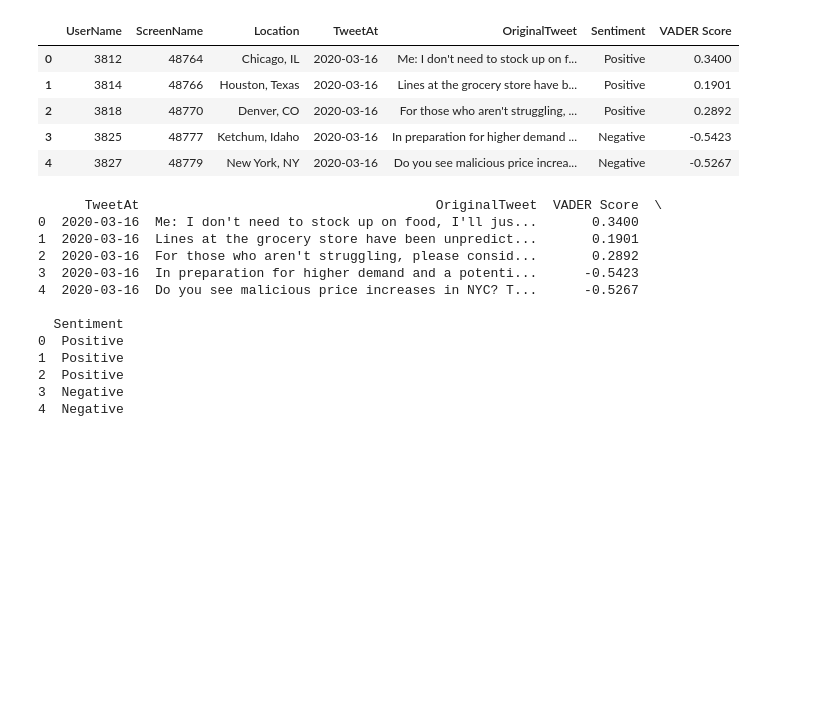
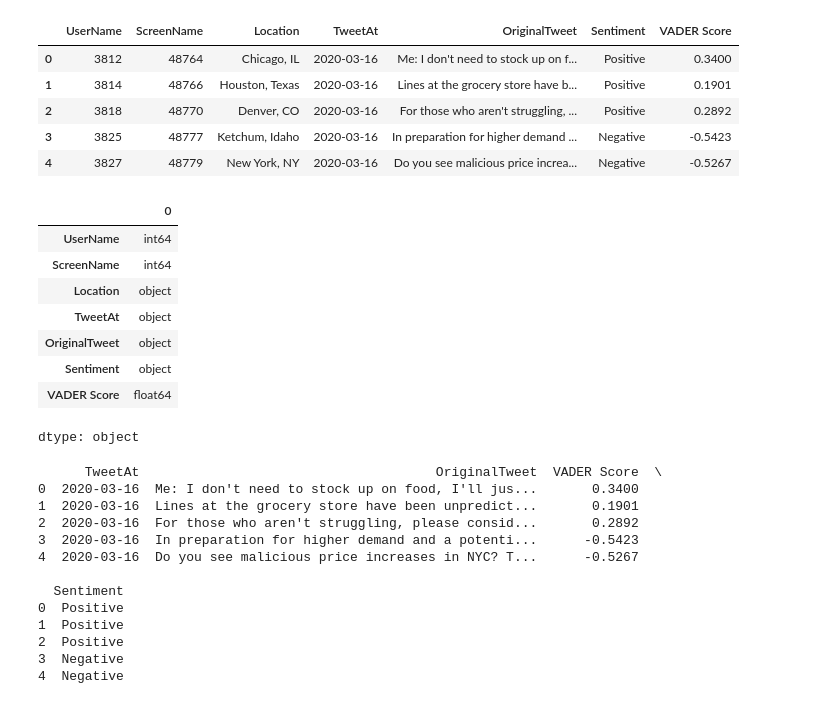
Before and after one commit to l-e13/covidproject, a Jupyter notebook: SCRIPTS/Analysis.ipynb, the cells around one changed output. Drawn from its saved outputs; the diff is of its cells as text; code cells hidden in the pictures; blank space fills up the shorter version.

```diff
--- a/SCRIPTS/Analysis.ipynb
+++ b/SCRIPTS/Analysis.ipynb
@@ -44,6 +44,18 @@ Saving df_us_with_sentiment.csv to df_us_with_sentiment.csv
 | 2 | 3818 | 48770 | Denver, CO | 2020-03-16 | For those who aren't struggling, ... | Positive | 0.2892 |
 | 3 | 3825 | 48777 | Ketchum, Idaho | 2020-03-16 | In preparation for higher demand ... | Negative | -0.5423 |
 | 4 | 3827 | 48779 | New York, NY | 2020-03-16 | Do you see malicious price increa... | Negative | -0.5267 |
+# %%
+df.dtypes
+# %% [output]
+|  | 0 |
+| UserName | int64 |
+| ScreenName | int64 |
+| Location | object |
+| TweetAt | object |
+| OriginalTweet | object |
+| Sentiment | object |
+| VADER Score | float64 |
+dtype: object
 # %%
 # Extract tweets from March 16 and April 5
 df_selected_dates = df[df['TweetAt'].isin(['2020-03-16', '2020-04-05'])]
```
Also changed, not shown: parts of 1 cell of this notebook.
